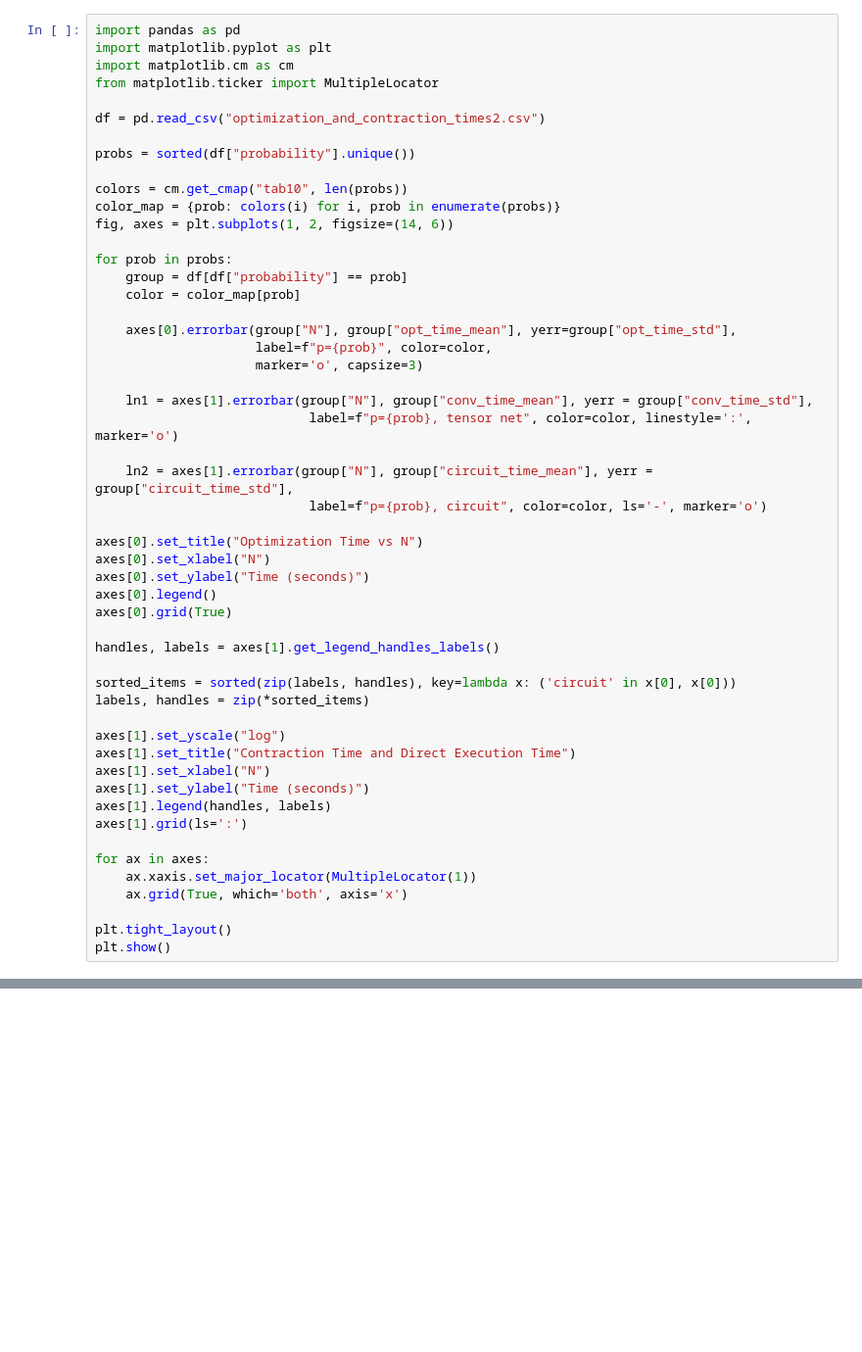
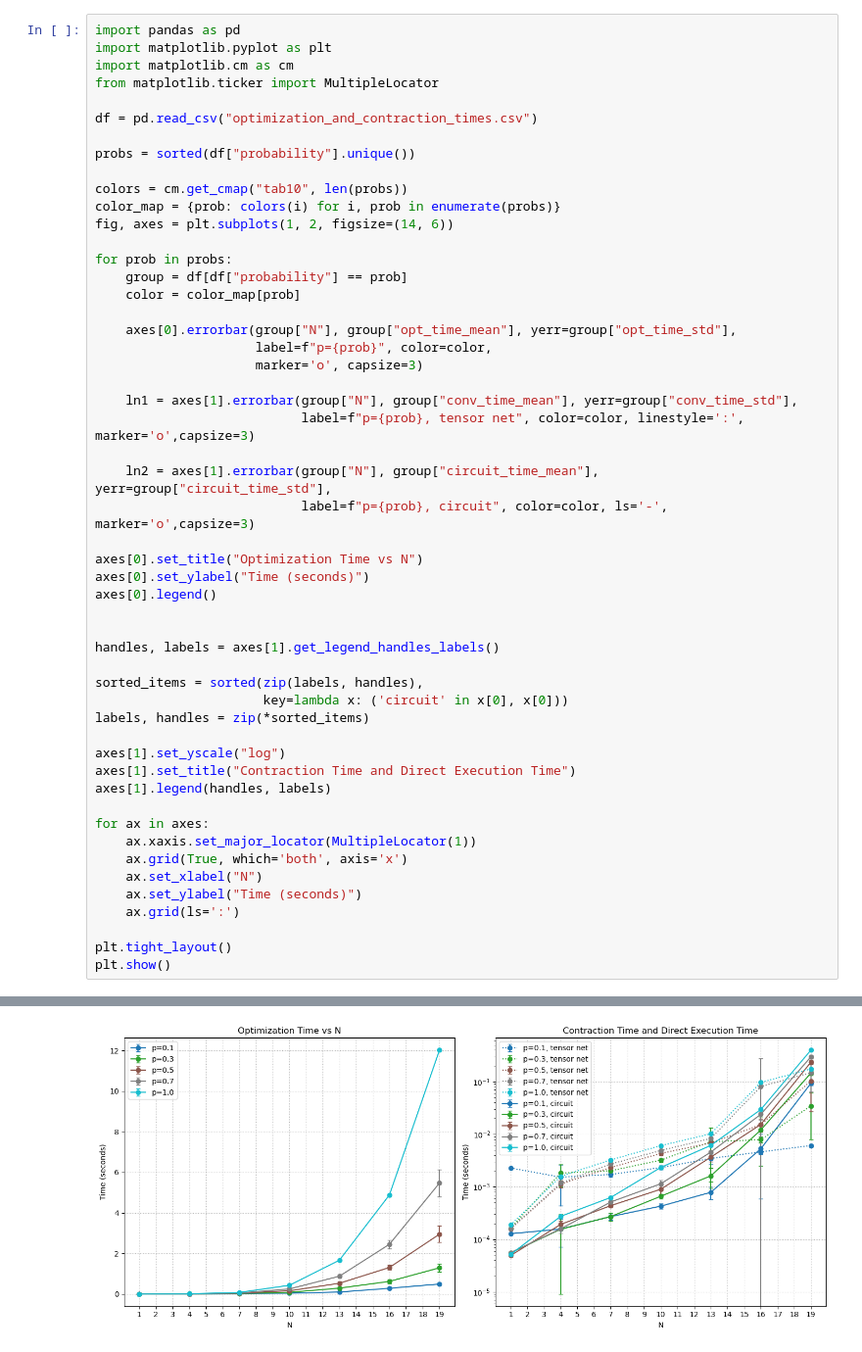
Before and after one commit to uyangulov/hw8, a Jupyter notebook: plotting.ipynb, the cells around one changed output, grey strips where cells are left out. Shown: that part at 98% size. Drawn from its saved outputs; the diff is of its cells as text; blank space fills up the shorter version.

```diff
--- a/plotting.ipynb
+++ b/plotting.ipynb
@@ -4,7 +4,7 @@ import matplotlib.pyplot as plt
 import matplotlib.cm as cm
 from matplotlib.ticker import MultipleLocator
 
-df = pd.read_csv("optimization_and_contraction_times2.csv")
+df = pd.read_csv("optimization_and_contraction_times.csv")
 
 probs = sorted(df["probability"].unique())
 
@@ -20,33 +20,33 @@ for prob in probs:
                      label=f"p={prob}", color=color,
                      marker='o', capsize=3)
 
-    ln1 = axes[1].errorbar(group["N"], group["conv_time_mean"], yerr = group["conv_time_std"],
-                            label=f"p={prob}, tensor net", color=color, linestyle=':', marker='o')
+    ln1 = axes[1].errorbar(group["N"], group["conv_time_mean"], yerr=group["conv_time_std"],
+                           label=f"p={prob}, tensor net", color=color, linestyle=':', marker='o',capsize=3)
 
-    ln2 = axes[1].errorbar(group["N"], group["circuit_time_mean"], yerr = group["circuit_time_std"],
-                            label=f"p={prob}, circuit", color=color, ls='-', marker='o')
+    ln2 = axes[1].errorbar(group["N"], group["circuit_time_mean"], yerr=group["circuit_time_std"],
+                           label=f"p={prob}, circuit", color=color, ls='-', marker='o',capsize=3)
 
 axes[0].set_title("Optimization Time vs N")
-axes[0].set_xlabel("N")
 axes[0].set_ylabel("Time (seconds)")
 axes[0].legend()
-axes[0].grid(True)
+
 
 handles, labels = axes[1].get_legend_handles_labels()
 
-sorted_items = sorted(zip(labels, handles), key=lambda x: ('circuit' in x[0], x[0]))
+sorted_items = sorted(zip(labels, handles),
+                      key=lambda x: ('circuit' in x[0], x[0]))
 labels, handles = zip(*sorted_items)
 
 axes[1].set_yscale("log")
 axes[1].set_title("Contraction Time and Direct Execution Time")
-axes[1].set_xlabel("N")
-axes[1].set_ylabel("Time (seconds)")
 axes[1].legend(handles, labels)
-axes[1].grid(ls=':')
 
 for ax in axes:
     ax.xaxis.set_major_locator(MultipleLocator(1))
     ax.grid(True, which='both', axis='x')
+    ax.set_xlabel("N")
+    ax.set_ylabel("Time (seconds)")
+    ax.grid(ls=':')
 
 plt.tight_layout()
 plt.show()
@@ -54,0 +54 @@ FileNotFoundError: [Errno 2] No such file or directory: 'optimization_and_contra
+[figure, added]
```
Also changed, not shown: parts of 1 cell of this notebook, 4 other files.
